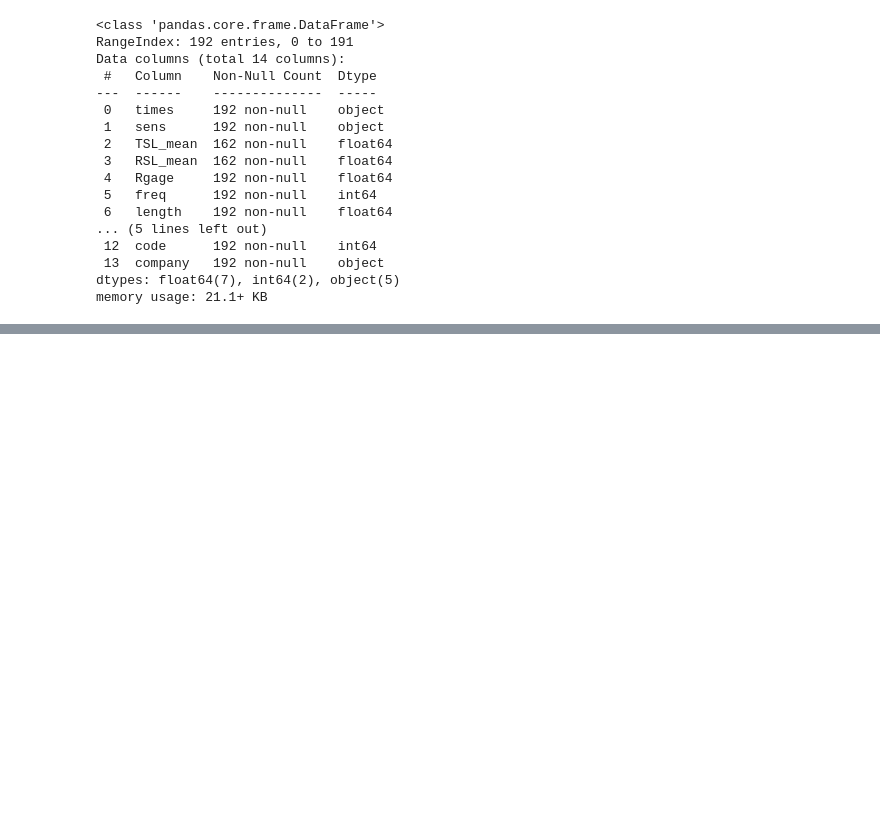
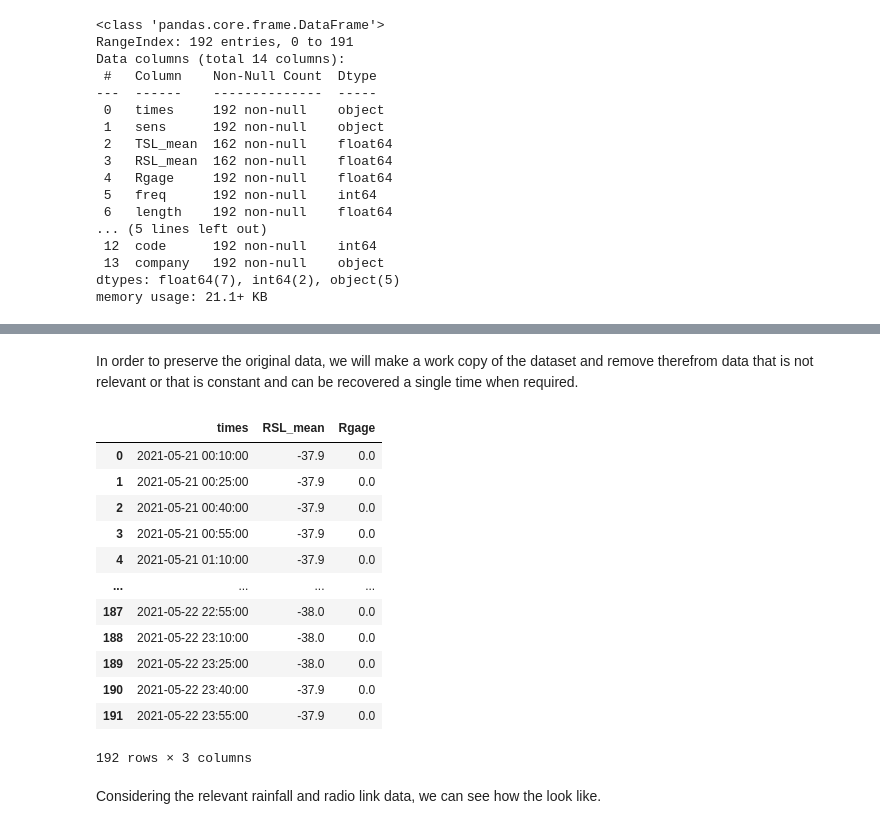
Before and after one commit to reisr/rainsmore, a Jupyter notebook: Day_1_NB_2.ipynb, the cells around one changed output, grey strips where cells are left out. Cells and saved outputs as stored; diff of their text form; code cells hidden in the pictures; blank space fills up the shorter version.

```diff
--- a/Day_1_NB_2.ipynb
+++ b/Day_1_NB_2.ipynb
@@ -101,3 +101,33 @@ dataset1_link2.head()
 | 2 | 2021-05-21 00:40:00 | 523 A-B | 8.0 | -37.9 | 0.0 | 18 | 0.41 | 0.0781 | 1.0654 | 10G_MPR_NDOGBONG_2 - MPR_NDOGBONG... | Meteo_IUT | ... |
 | 3 | 2021-05-21 00:55:00 | 523 A-B | 8.0 | -37.9 | 0.0 | 18 | 0.41 | 0.0781 | 1.0654 | 10G_MPR_NDOGBONG_2 - MPR_NDOGBONG... | Meteo_IUT | ... |
 | 4 | 2021-05-21 01:10:00 | 523 A-B | 8.0 | -37.9 | 0.0 | 18 | 0.41 | 0.0781 | 1.0654 | 10G_MPR_NDOGBONG_2 - MPR_NDOGBONG... | Meteo_IUT | ... |
+# %% [markdown]
+In order to preserve the original data, we will make a work copy of the dataset and remove therefrom data that is not relevant or that is constant and can be recovered a single time when required.
+# %%
+# Work copy of the dataset for link 1
+df1 = dataset1_link2
+# Save relevant constant data as scalar variables
+meanTSL = dataset1_link2['TSL_mean'][0]
+Freq = dataset1_link2['freq'][0]
+Len = dataset1_link2['length'][0]
+coeffA = dataset1_link2['cfakr'][0]
+coeffB = dataset1_link2['cfbkr'][0]
+Dist = dataset1_link2['dist'][0]
+# Drop the columns that are not relevant for the subsequent calculations
+df1.drop(['sens', 'TSL_mean', 'freq', 'length', 'cfakr', 'cfbkr', 'link', 'gage', 'dist', 'code', 'company'], axis=1)
+# %% [output]
+|  | times | RSL_mean | Rgage |
+| 0 | 2021-05-21 00:10:00 | -37.9 | 0.0 |
+| 1 | 2021-05-21 00:25:00 | -37.9 | 0.0 |
+| 2 | 2021-05-21 00:40:00 | -37.9 | 0.0 |
+| 3 | 2021-05-21 00:55:00 | -37.9 | 0.0 |
+| 4 | 2021-05-21 01:10:00 | -37.9 | 0.0 |
+| ... | ... | ... | ... |
+| 187 | 2021-05-22 22:55:00 | -38.0 | 0.0 |
+| 188 | 2021-05-22 23:10:00 | -38.0 | 0.0 |
+| 189 | 2021-05-22 23:25:00 | -38.0 | 0.0 |
+| 190 | 2021-05-22 23:40:00 | -37.9 | 0.0 |
+| 191 | 2021-05-22 23:55:00 | -37.9 | 0.0 |
+192 rows × 3 columns
+# %% [markdown]
+Considering the relevant rainfall and radio link data, we can see how the look like.
```
Also changed, not shown: parts of 8 cells of this notebook.
